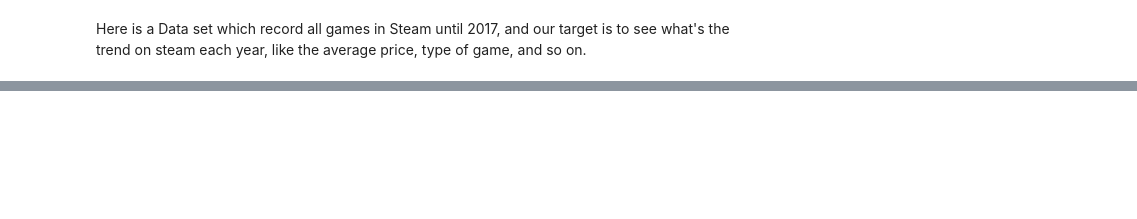
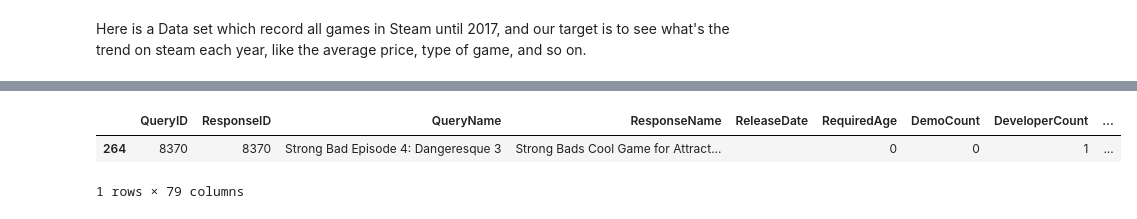
Before and after one commit to DekuWang/BoZhang.github.io, a Jupyter notebook: Steam Analysis.ipynb, the cells around one changed output, grey strips where cells are left out. Saved outputs shown, nothing was run; the diff lists cells and outputs as text; code cells hidden in the pictures; blank space fills up the shorter version.

```diff
--- a/Steam Analysis.ipynb
+++ b/Steam Analysis.ipynb
@@ -7,3 +32,9 @@ Here is a Data set which record all games in Steam until 2017, and our target is
+# %%
+df[df["QueryName"] == "Strong Bad Episode 4: Dangeresque 3"]
+# %% [output]
+|  | QueryID | ResponseID | QueryName | ResponseName | ReleaseDate | RequiredAge | DemoCount | DeveloperCount | ... |
+| 264 | 8370 | 8370 | Strong Bad Episode 4: Dangeresque 3 | Strong Bads Cool Game for Attract... |  | 0 | 0 | 1 | ... |
+1 rows × 79 columns
 # %%
 df.keys()
 # %% [output]
```
Also changed, not shown: parts of 14 cells of this notebook.
